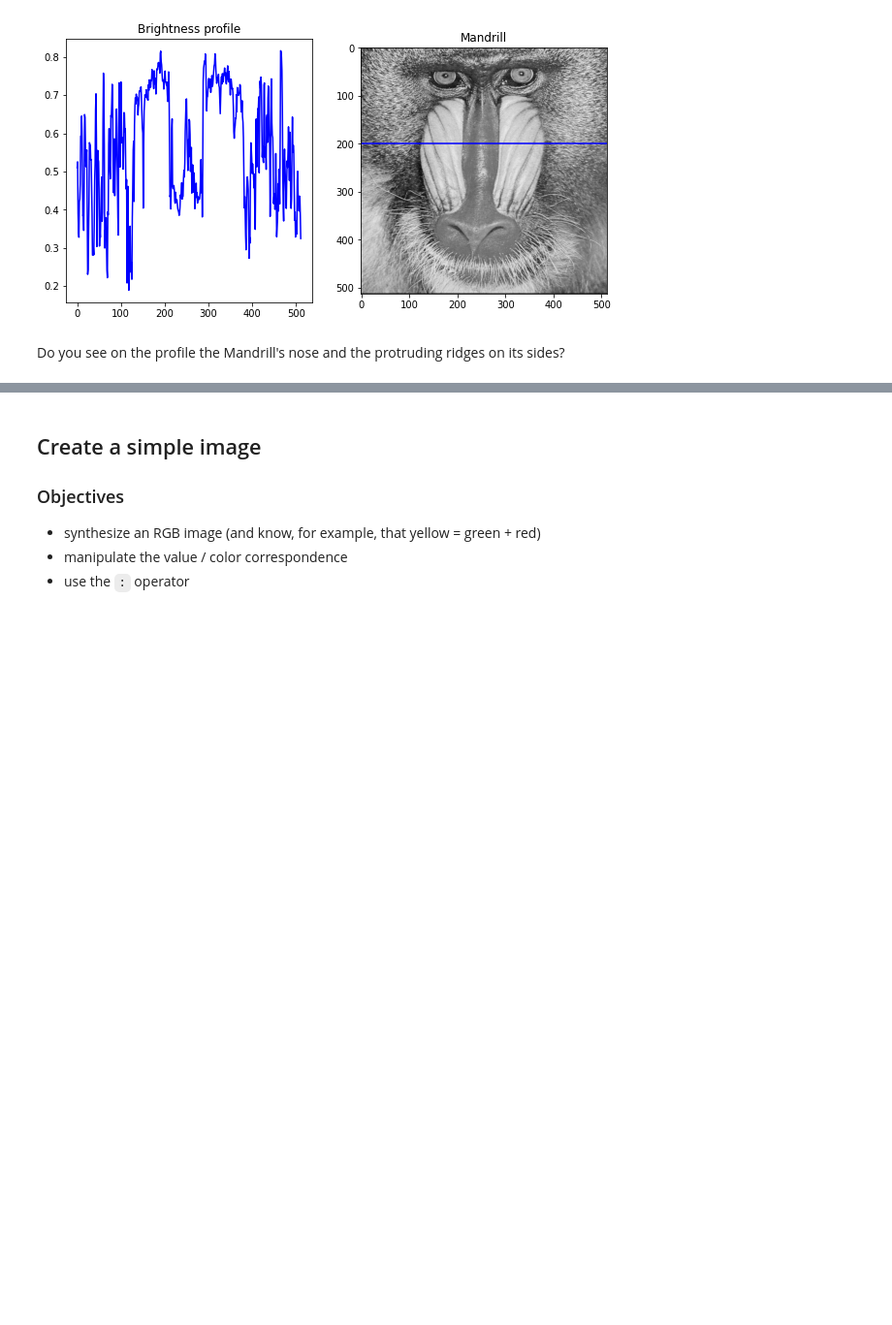
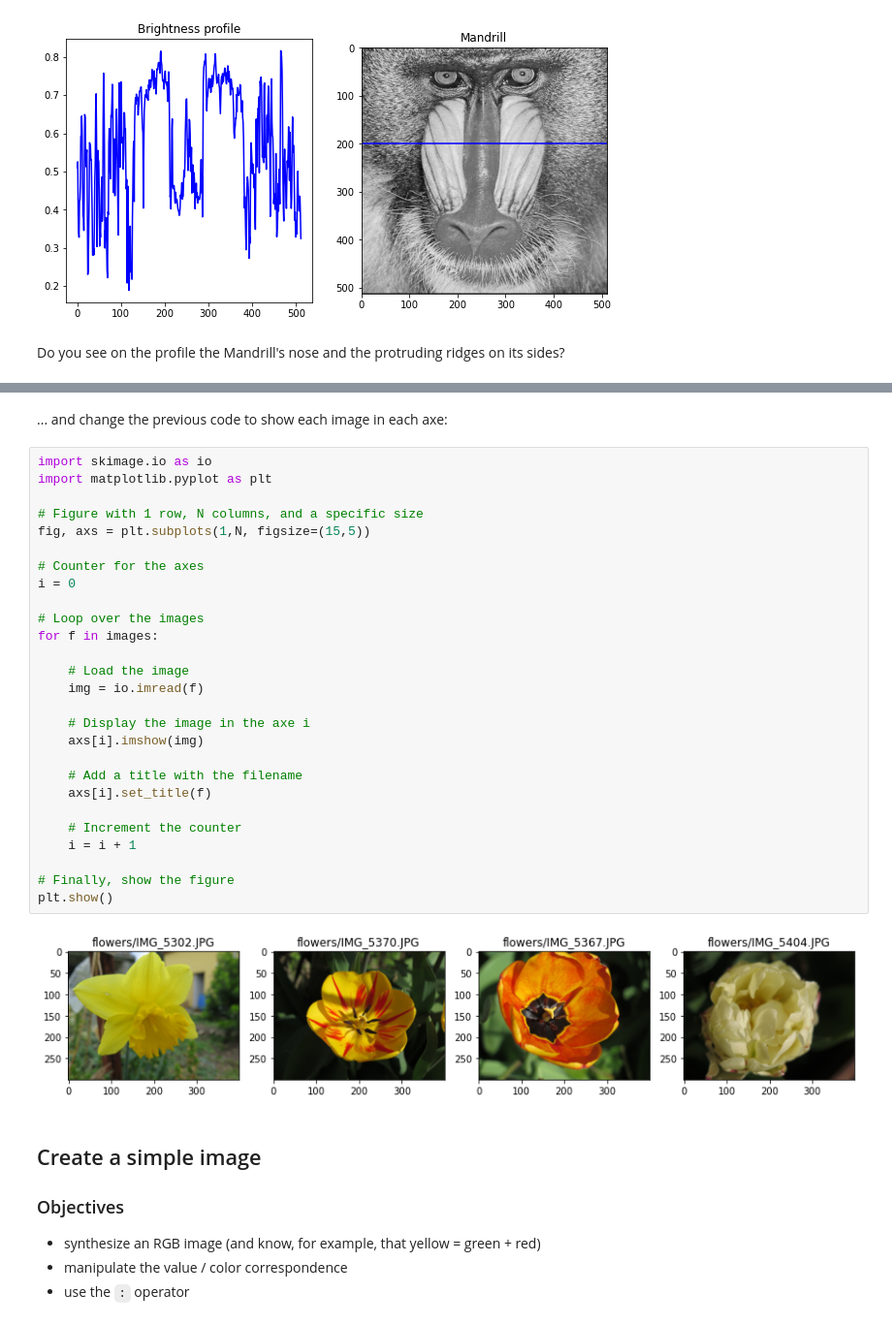
Before and after one commit to vincmazet/bip, a Jupyter notebook: _sources/labs/cor1.ipynb, the cells around one changed output, grey strips where cells are left out. Shown at 97% size. Saved outputs shown, nothing was run; the diff lists cells and outputs as text; blank space fills up the shorter version.

```diff
--- a/_sources/labs/cor1.ipynb
+++ b/_sources/labs/cor1.ipynb
@@ -237,3 +273,34 @@ Do you see on the profile the Mandrill's nose and the protruding ridges on its s
+# %% [markdown]
+... and change the previous code to show each image in each axe:
+# %%
+import skimage.io as io
+import matplotlib.pyplot as plt
+
+# Figure with 1 row, N columns, and a specific size
+fig, axs = plt.subplots(1,N, figsize=(15,5))
+
+# Counter for the axes
+i = 0
+
+# Loop over the images
+for f in images:
+
+    # Load the image
+    img = io.imread(f)
+
+    # Display the image in the axe i
+    axs[i].imshow(img)
+
+    # Add a title with the filename
+    axs[i].set_title(f)
+
+    # Increment the counter
+    i = i + 1
+
+# Finally, show the figure
+plt.show()
+# %% [output]
+[figure, added]
 # %% [markdown]
 ## Create a simple image
 
```
Also changed, not shown: parts of 13 cells of this notebook, 41 other files.
